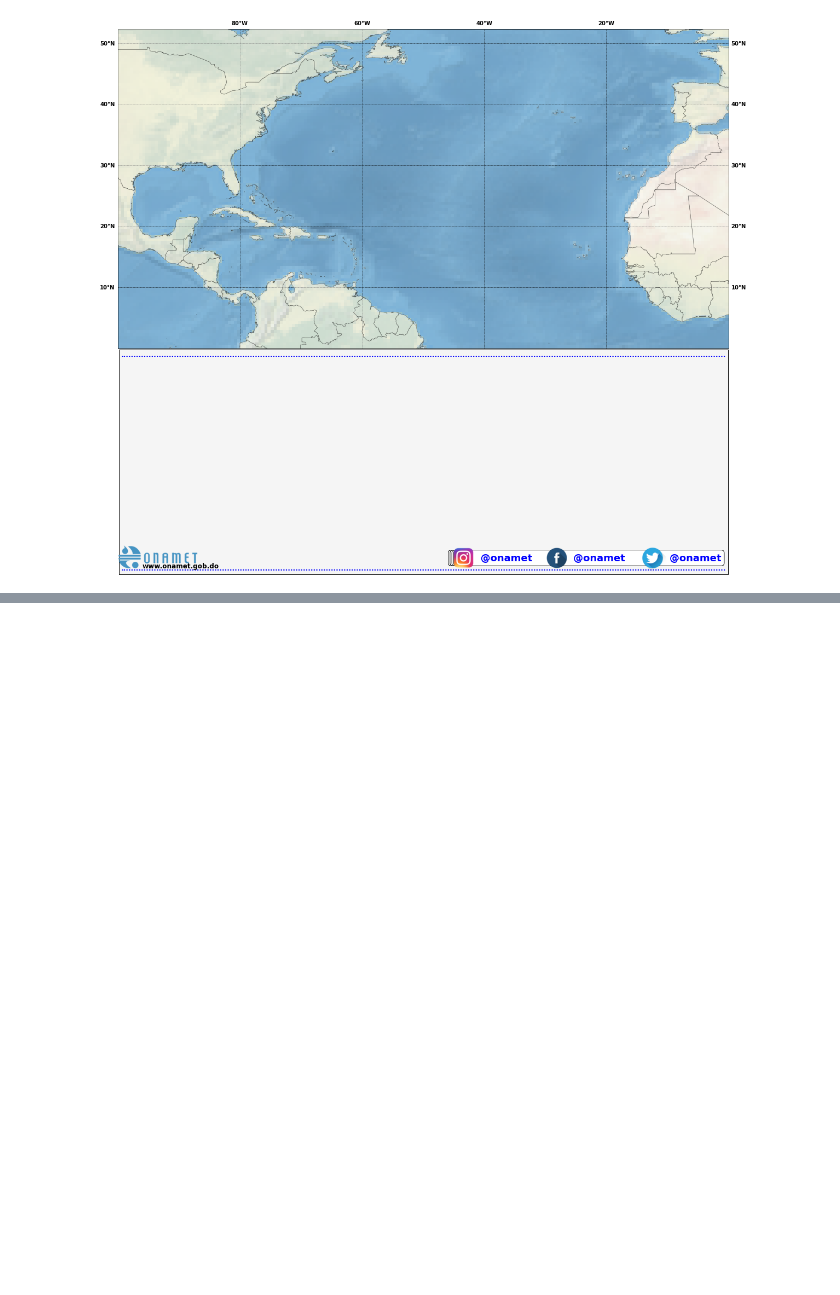
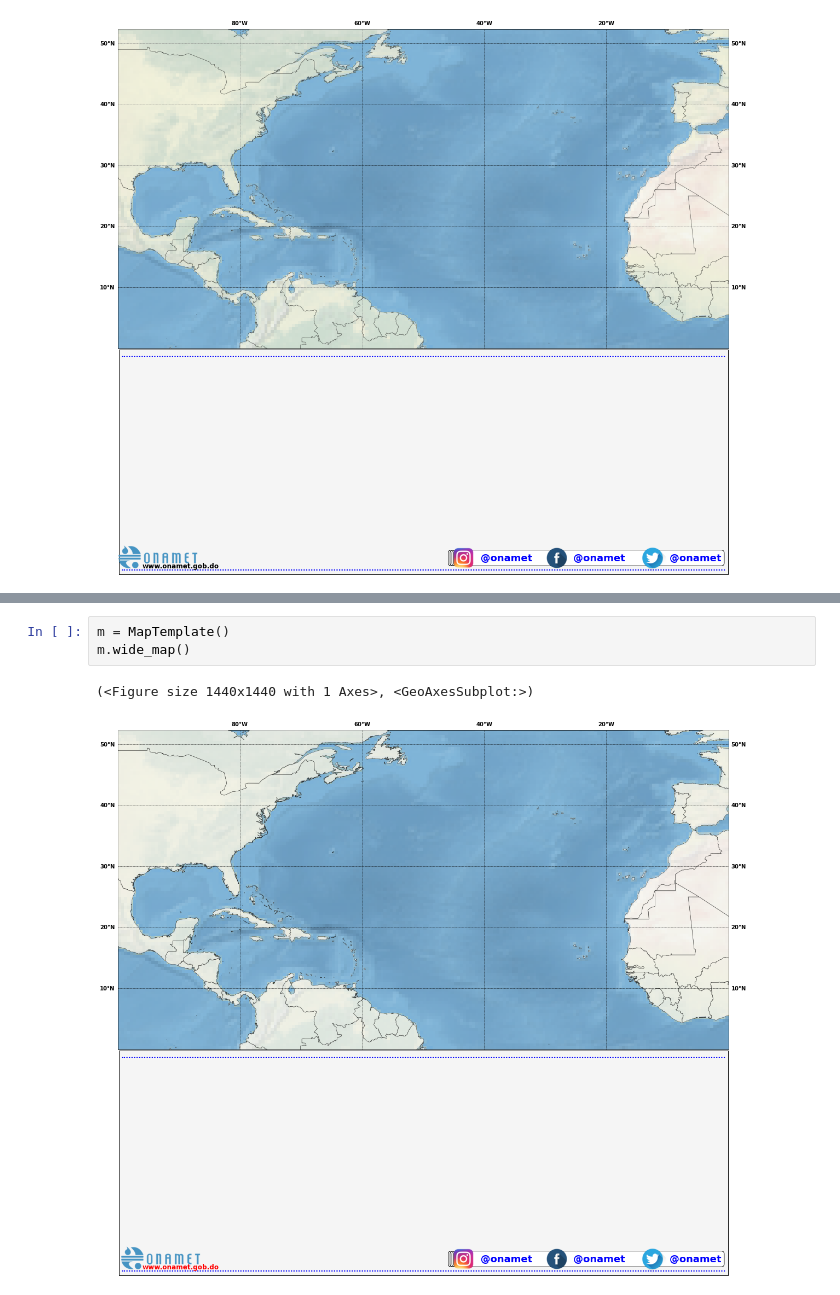
Before and after one commit to jmedinah09/UnidataProjects, a Jupyter notebook: tropical_cyclone_plot_project/downloader_bot_backup.ipynb, the cells around one changed output, grey strips where cells are left out. Saved outputs shown, nothing was run; the diff lists cells and outputs as text; blank space fills up the shorter version.

```diff
--- a/tropical_cyclone_plot_project/downloader_bot_backup.ipynb
+++ b/tropical_cyclone_plot_project/downloader_bot_backup.ipynb
@@ -562,0 +664,6 @@ d.wide_map()
+# %%
+m = MapTemplate()
+m.wide_map()
+# %% [output]
+(<Figure size 1440x1440 with 1 Axes>, <GeoAxesSubplot:>)
+[figure, added]
```
Also changed, not shown: parts of 2 cells of this notebook, 9 other files.
